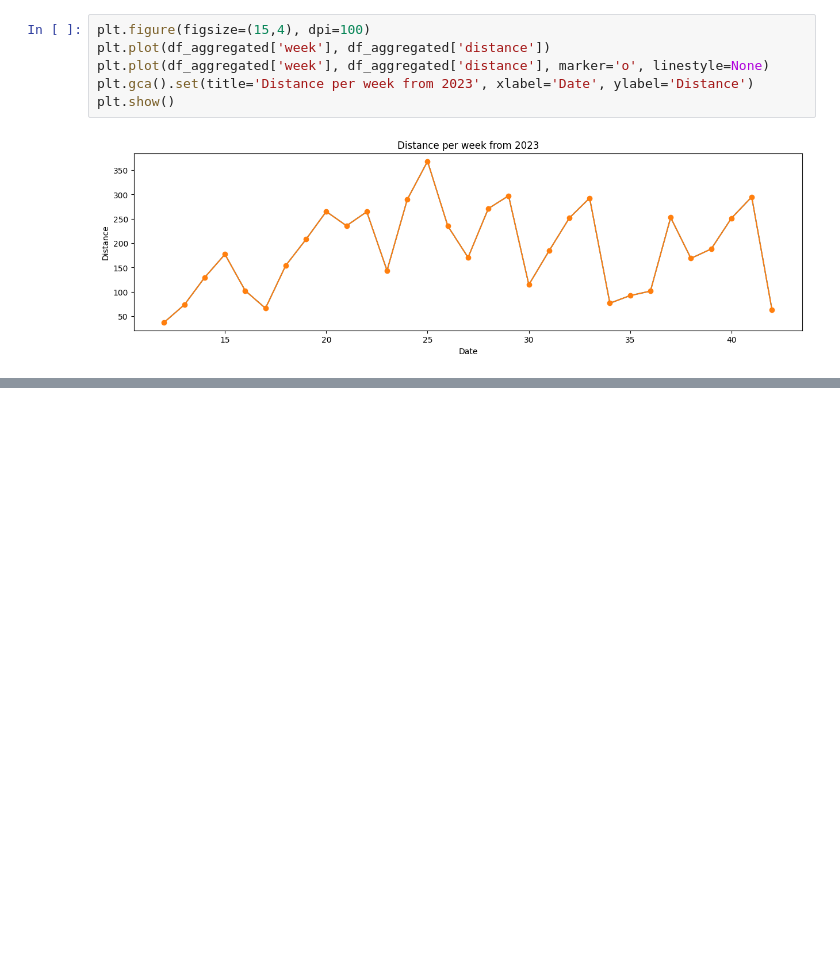
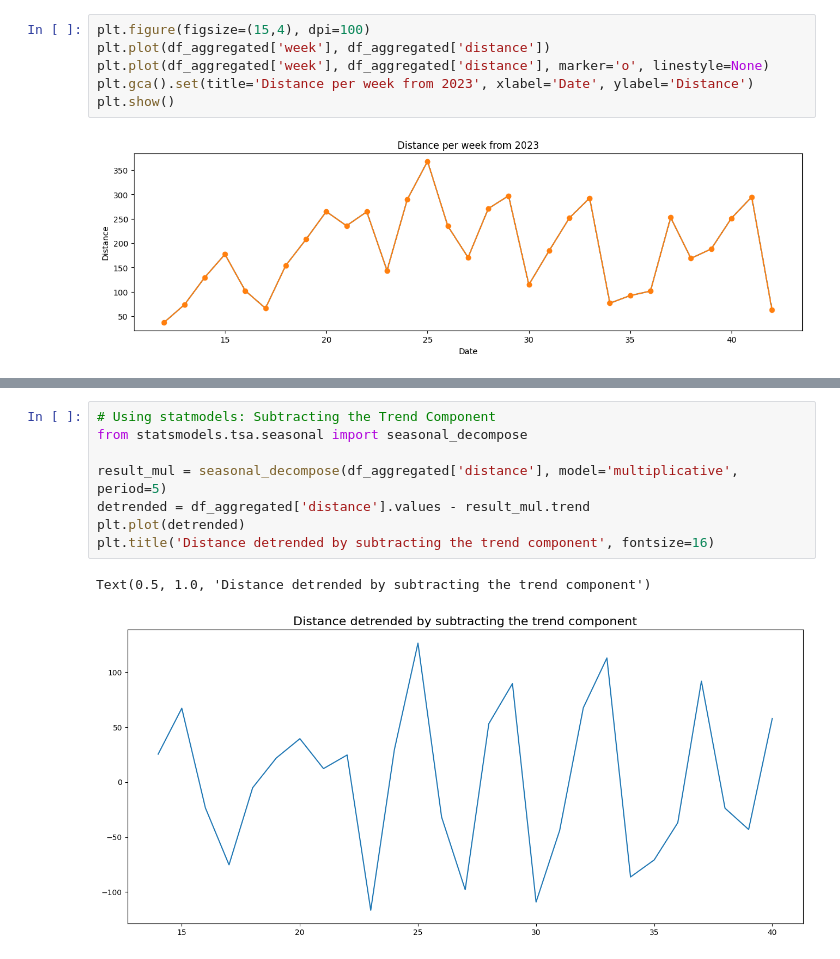
Before and after one commit to rhattark/CSE572, a Jupyter notebook: HW4/projectTimeSeriesAnalysis.ipynb, the cells around one changed output, grey strips where cells are left out. Saved outputs shown, nothing was run; the diff lists cells and outputs as text; blank space fills up the shorter version.

Commit message:
detrended and deseasonalized data

```diff
--- a/HW4/projectTimeSeriesAnalysis.ipynb
+++ b/HW4/projectTimeSeriesAnalysis.ipynb
@@ -127,0 +147,11 @@ plt.show()
+# %%
+# Using statmodels: Subtracting the Trend Component
+from statsmodels.tsa.seasonal import seasonal_decompose
+
+result_mul = seasonal_decompose(df_aggregated['distance'], model='multiplicative', period=5)
+detrended = df_aggregated['distance'].values - result_mul.trend
+plt.plot(detrended)
+plt.title('Distance detrended by subtracting the trend component', fontsize=16)
+# %% [output]
+Text(0.5, 1.0, 'Distance detrended by subtracting the trend component')
+[figure, added]
```
Also changed, not shown: parts of 2 cells of this notebook.
